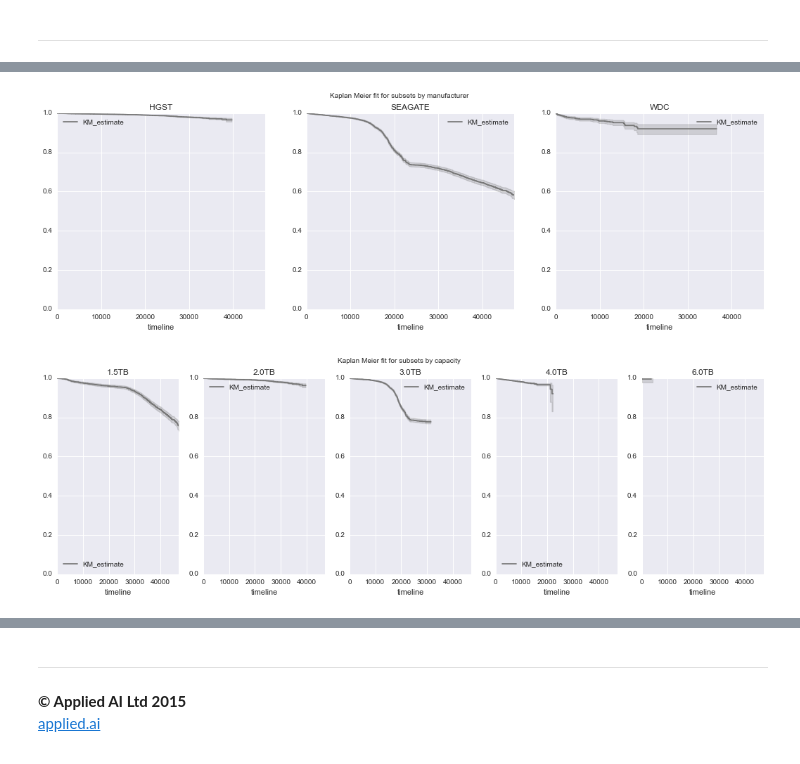
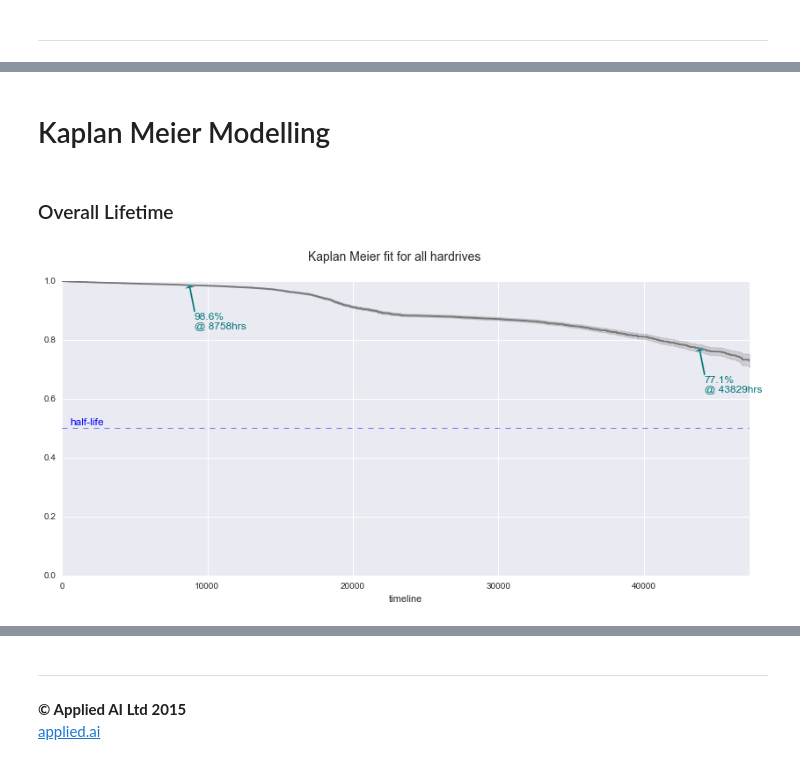
Before and after one commit to vnnw/appliedai_survivalhdd, a Jupyter notebook: 03_KaplanMeierModel.ipynb, the cells around one changed output, grey strips where cells are left out. Drawn from its saved outputs; the diff is of its cells as text; code cells hidden in the pictures.

Commit message:
WIP thrashing KM and CoxPH into shape

```diff
--- a/03_KaplanMeierModel.ipynb
+++ b/03_KaplanMeierModel.ipynb
@@ -29,29 +26,17 @@ Using hard drive survival data from the [BackBlaze HDD tests](https://www.backbl
 %matplotlib inline
 %qtconsole --colors=linux --ConsoleWidget.font_size=12 --ConsoleWidget.font_family='Consolas'
 # %%
-from __future__ import division, print_function
 from collections import OrderedDict
 import sqlite3
-import re
-
 import numpy as np
 import matplotlib.pyplot as plt
 import pandas as pd
-import patsy as pt
 import seaborn as sns
-from sklearn.cross_validation import StratifiedShuffleSplit
-import triangle
-
 import lifelines as sa
-from lifelines.utils import concordance_index, k_fold_cross_validation
 
 # suppress warnings
 import warnings
 warnings.filterwarnings('ignore')
-
-with warnings.catch_warnings():
-    warnings.simplefilter("ignore")
-    from IPython.html.widgets import interactive, fixed
 
 # Set default styles for plotting via pandas, seaborn and matplotlib
 pd.set_option('display.mpl_style', 'default')
@@ -60,9 +45,8 @@ sns.set(style='darkgrid')
 cmap_clrbld = ['#777777','#E69F00','#56B4E9','#D3C511'
                ,'#009E73','#8D42F0','#0072B2','#D55E00','#CC79A7']
 plt.rcParams['axes.color_cycle'] = cmap_clrbld
-plt.rcParams['figure.figsize'] = 16, 3
+plt.rcParams['figure.figsize'] = 14, 6
 
 np.random.seed(0)
-use_prop_of_full_set = 0.25
 # %% [markdown]
 ## Local Functions
@@ -163,17 +112,0 @@ feats_numeric2sd = ['{}2sd'.format(f) for f in feats_numeric]
-# %%
-fits_df, fits_dfi, fits_dfi_train = OrderedDict(), OrderedDict(), OrderedDict()
-
-for f1, f2 in zip(feats_numeric, feats_numeric2sd):
-
-    ## transform df
-    fits_df[f1] = standardize_fit(df[f1])
-    df[f2] = standardize_transform(df[f1], fits_df[f1]['mean'], 2*fits_df[f1]['sd'])
-
-    ## transform dfi
-    fits_dfi[f1] = standardize_fit(dfi[f1])
-    dfi[f2] = standardize_transform(dfi[f1], fits_dfi[f1]['mean'], 2*fits_dfi[f1]['sd'])
-
-    ## transform dfi train & test
-    fits_dfi_train[f1] = standardize_fit(dfi_train[f1])
-    dfi_train[f2] = standardize_transform(dfi_train[f1], fits_dfi_train[f1]['mean'], 2*fits_dfi_train[f1]['sd'])
-    dfi_test[f2] = standardize_transform(dfi_test[f1], fits_dfi_train[f1]['mean'], 2*fits_dfi_train[f1]['sd'])
@@ -204,27 +113,13 @@ ax.set_ylim([0,1])
-# %%
-fig, axes = plt.subplots(nrows=1, ncols=3, squeeze=False, figsize=(18,5), sharex=True)
-fig.suptitle('Kaplan Meier fit for subsets by manufacturer')
-
-for i, mfr in enumerate(np.unique(df['manufacturer'])):
-    km = sa.KaplanMeierFitter()
-    dfsub = df.loc[df['manufacturer']==mfr]
-    km.fit(durations=dfsub['maxhours'], event_observed=dfsub['failed'])
-    ax = km.plot(ax=axes[0,i], title=mfr)
-    ax.set_ylim([0,1])
-    ax.set_xlim([0,df.shape[0]])
-# %% [output]
-[figure, removed]
-# %%
-fig, axes = plt.subplots(nrows=1, ncols=len(df['capacity'].value_counts())
-                         , squeeze=False, figsize=(18,5), sharex=True)
-fig.suptitle('Kaplan Meier fit for subsets by capacity')
-
-for i, cap in enumerate(np.unique(df['capacity'])):
-    km = sa.KaplanMeierFitter()
-    dfsub = df.loc[df['capacity']==cap]
-    km.fit(durations=dfsub['maxhours'], event_observed=dfsub['failed'])
-    ax = km.plot(ax=axes[0,i], title=cap)
-    ax.set_ylim([0,1])
-    ax.set_xlim([0,df.shape[0]])
-# %% [output]
-[figure, removed]
+# %% [markdown]
+# Kaplan Meier Modelling
+# %% [markdown]
+### Overall Lifetime
+# %%
+fig, axes = plt.subplots(nrows=1, ncols=1
+                         ,squeeze=False, sharex=True, sharey=True)
+km = sa.KaplanMeierFitter()
+km.fit(durations=df['maxhours'], event_observed=df['failed'])
+plot_km(km, axes, xmax=df.shape[0], arws=[8760, 43830]
+        ,suptxt='Kaplan Meier fit for all hardrives', smlfs=12)
+# %% [output]
+[figure, added]
```
Also changed, not shown: parts of 35 cells of this notebook, 3 other files.
